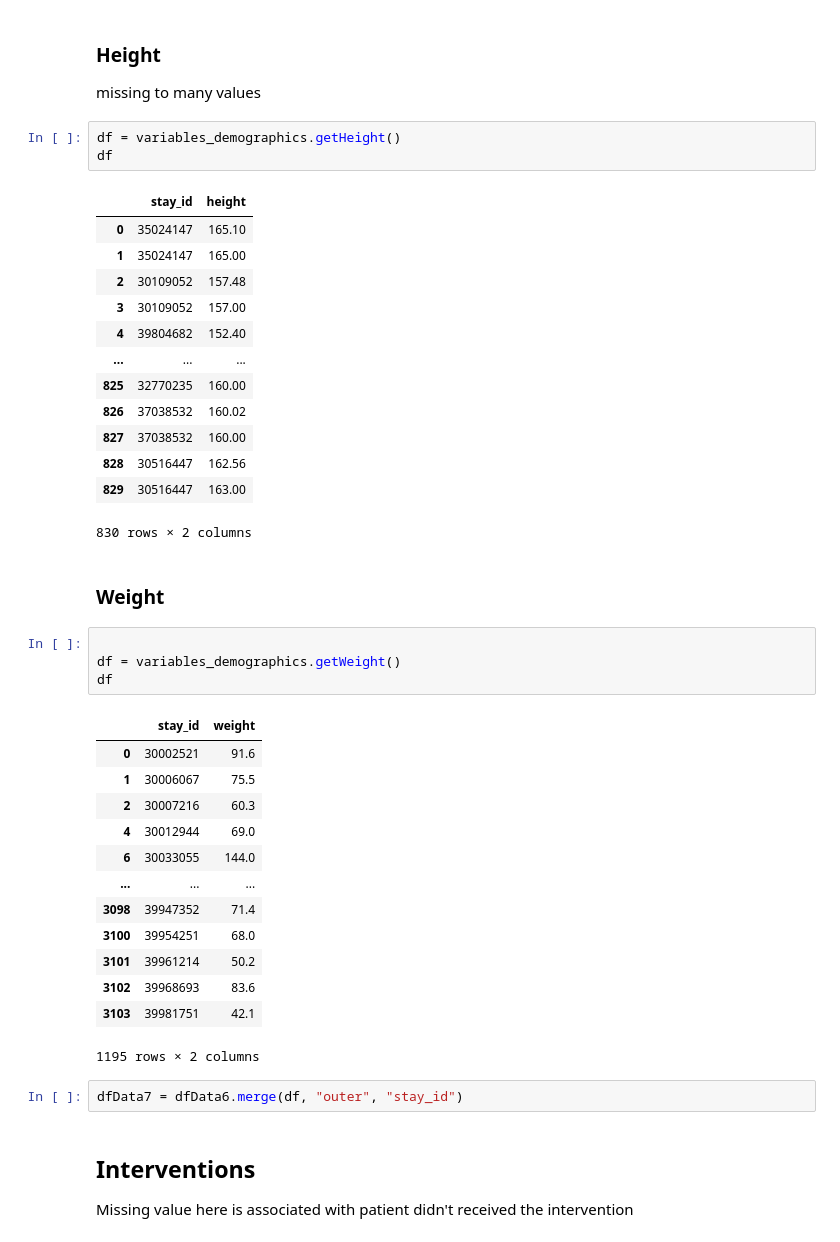
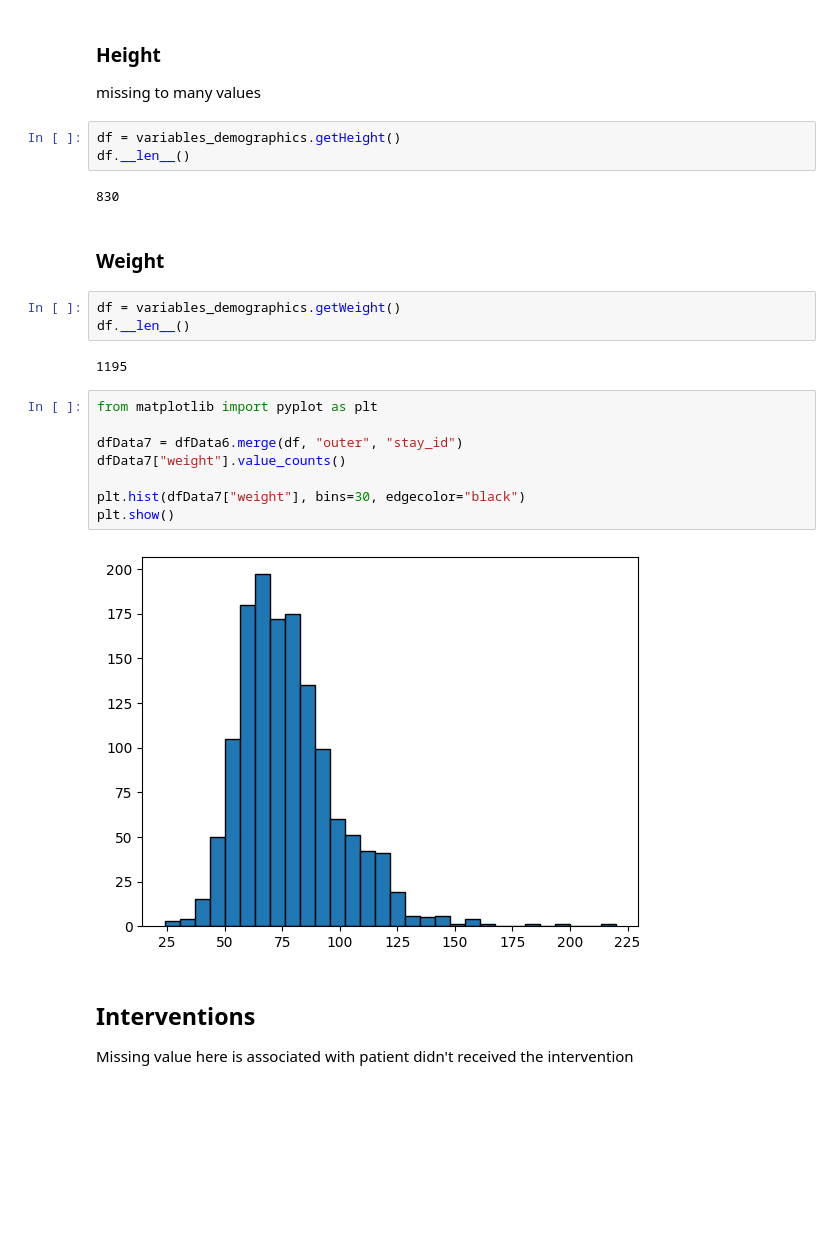
Before and after one commit to BuiHoangTu/hust.year2023.PredictingRiskDiabeticKetoacidosis-associatedKidneyInjury, a Jupyter notebook: learning.ipynb, the cells around one changed output. Cells and saved outputs as stored; diff of their text form; blank space fills up the shorter version.

```diff
--- a/learning.ipynb
+++ b/learning.ipynb
@@ -223,43 +166,26 @@ dfData6 = dfData5.merge(df, "outer", "stay_id")
 missing to many values
 # %%
 df = variables_demographics.getHeight()
-df
+df.__len__()
 # %% [output]
-|  | stay_id | height |
-| 0 | 35024147 | 165.10 |
-| 1 | 35024147 | 165.00 |
-| 2 | 30109052 | 157.48 |
-| 3 | 30109052 | 157.00 |
-| 4 | 39804682 | 152.40 |
-| ... | ... | ... |
-| 825 | 32770235 | 160.00 |
-| 826 | 37038532 | 160.02 |
-| 827 | 37038532 | 160.00 |
-| 828 | 30516447 | 162.56 |
-| 829 | 30516447 | 163.00 |
-830 rows × 2 columns
+830
 # %% [markdown]
 ### Weight
 # %%
-
 df = variables_demographics.getWeight()
-df
+df.__len__()
 # %% [output]
-|  | stay_id | weight |
-| 0 | 30002521 | 91.6 |
-| 1 | 30006067 | 75.5 |
-| 2 | 30007216 | 60.3 |
-| 4 | 30012944 | 69.0 |
-| 6 | 30033055 | 144.0 |
-| ... | ... | ... |
-| 3098 | 39947352 | 71.4 |
-| 3100 | 39954251 | 68.0 |
-| 3101 | 39961214 | 50.2 |
-| 3102 | 39968693 | 83.6 |
-| 3103 | 39981751 | 42.1 |
-1195 rows × 2 columns
+1195
-# %%
-dfData7 = dfData6.merge(df, "outer", "stay_id")
+# %%
+from matplotlib import pyplot as plt
+
+dfData7 = dfData6.merge(df, "outer", "stay_id")
+dfData7["weight"].value_counts()
+
+plt.hist(dfData7["weight"], bins=30, edgecolor="black")
+plt.show()
+# %% [output]
+[figure, added]
 # %% [markdown]
 ## Interventions
 
```
Also changed, not shown: parts of 101 cells of this notebook.
